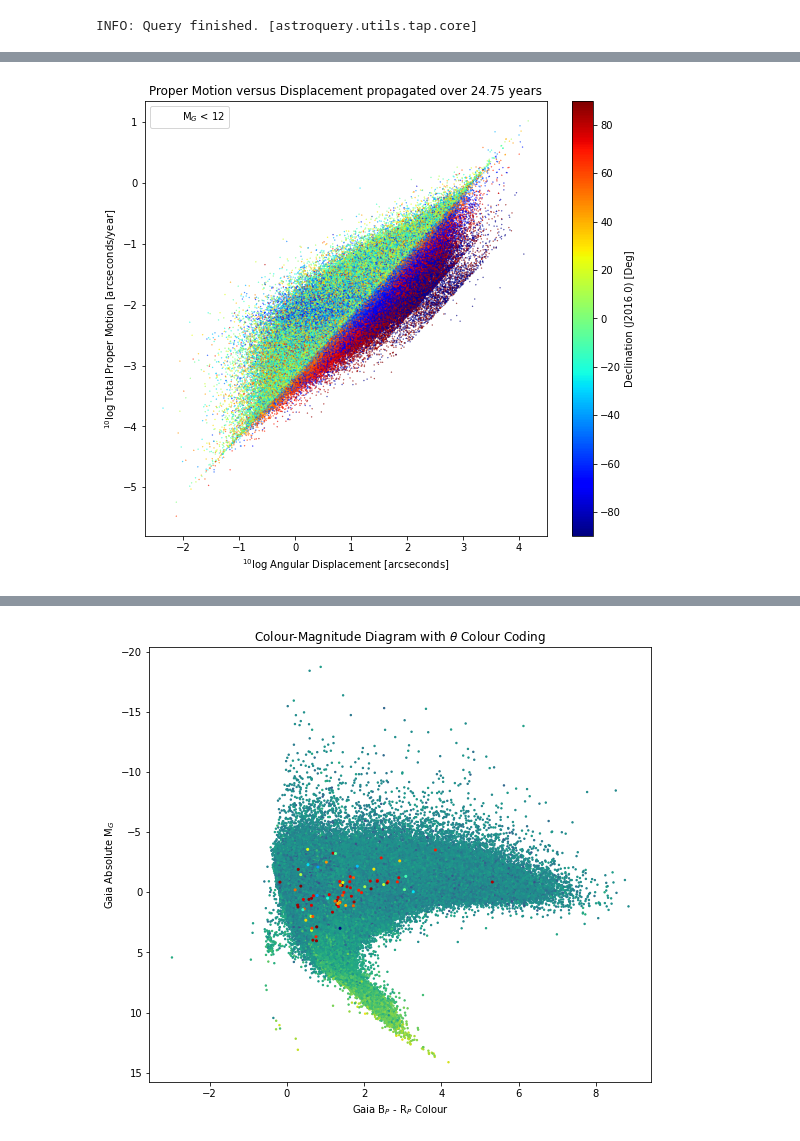
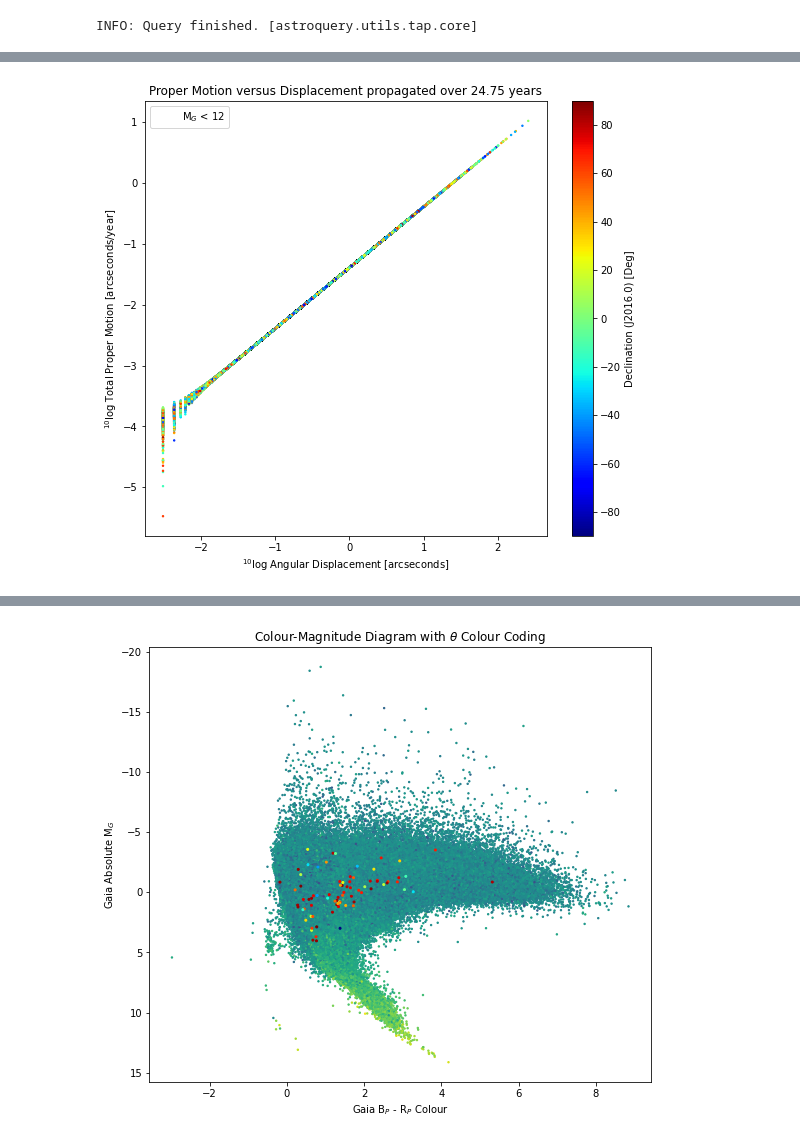
Before and after one commit to RenVit318/masterproject, a Jupyter notebook: src/simple_xm_study.ipynb, the cells around one changed output, grey strips where cells are left out. Drawn from its saved outputs; the diff is of its cells as text; code cells hidden in the pictures.

```diff
--- a/src/simple_xm_study.ipynb
+++ b/src/simple_xm_study.ipynb
@@ -22,6 +62,8 @@ job = Gaia.launch_job_async("SELECT gaia12.*, gaia.bp_rp\
 INFO: Query finished. [astroquery.utils.tap.core]
 # %%
 r = job.get_results()
+# %%
+plx_mask = ~r['parallax'].mask # Hotfix because we did not filter out the Gaia objects without plx/pm information
 # %%
-theta = angular_distance(r['ra'], r['dec'], r['ra_prop'], r['dec_prop'])
-theta_as = 3600 * np.degrees(theta)
+theta = angular_distance(r['ra'][plx_mask], r['dec'][plx_mask], r['ra_prop'][plx_mask], r['dec_prop'][plx_mask],unit='degrees')
+theta_as = 3600. * np.degrees(theta)
@@ -59,21 +120,21 @@ plt.show()
 # %%
 # Distribution of Proper Motion vs. Displacement coded by Declination
 fig, ax = plt.subplots(1,1, figsize=(9,8))
 
 nu = np.sqrt((r['pmra']**2) + r['pmdec']**2)/1e3
-nu_theta = ax.scatter(np.log10(theta_as), np.log10(nu), c=r['dec'], s=0.1, label=r"M$_G$ < 12", cmap='jet')
+nu_theta = ax.scatter(np.log10(theta_as), np.log10(nu), c=r['dec'], s=2, label=r"M$_G$ < 12", cmap='jet')
 cb = plt.colorbar(nu_theta)
 
 cb.set_label("Declination (J2016.0) [Deg]")
 ax.set_xlabel(r"$^{10}$log Angular Displacement [arcseconds]")
 ax.set_ylabel(r"$^{10}$log Total Proper Motion [arcseconds/year]")
 ax.set_title("Proper Motion versus Displacement propagated over 24.75 years")
 
 plt.legend()
 plt.savefig('../../figures/bprop_theta_nu_gaia12_dec',bbox_inches='tight',transparent=True)
 plt.show()
 # %% [output]
-[figure, old version]
+[figure, new version]
 # %%
 fig, ax = plt.subplots(1,1, figsize=(9,8))
 
```
Also changed, not shown: parts of 7 cells of this notebook, 1 other file.
